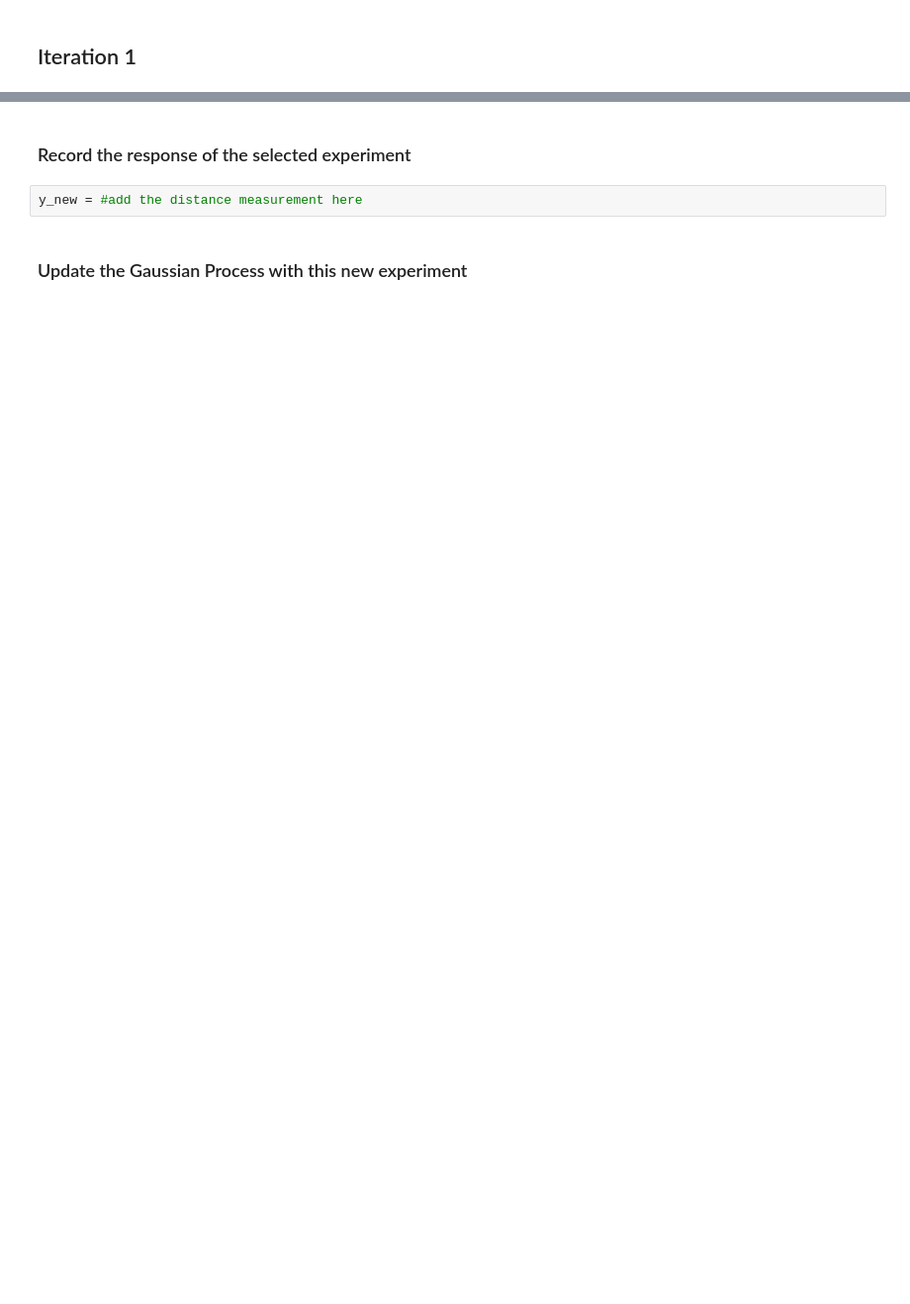
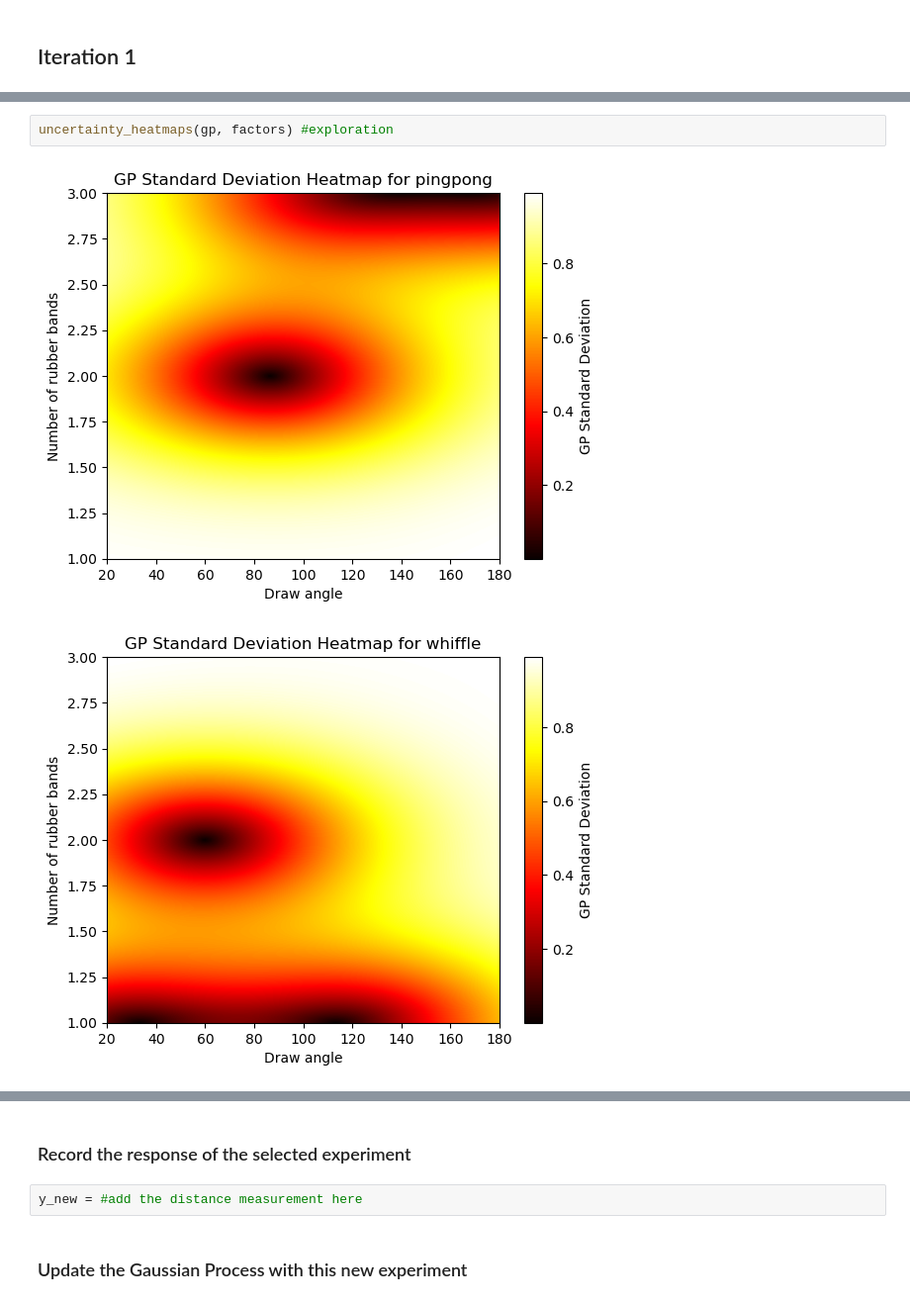
Before and after one commit to pauljensen/PyAutoSci, a Jupyter notebook: Catapult.ipynb, the cells around one changed output, grey strips where cells are left out. Shown at 99% size. Drawn from its saved outputs; the diff is of its cells as text; blank space fills up the shorter version.

```diff
--- a/Catapult.ipynb
+++ b/Catapult.ipynb
@@ -46,0 +74,5 @@ distance_heatmaps(gp_exploitation,factors)
+# %%
+uncertainty_heatmaps(gp, factors) #exploration
+# %% [output]
+[figure, added]
+[figure, added]
```
Also changed, not shown: parts of 147 cells of this notebook.
